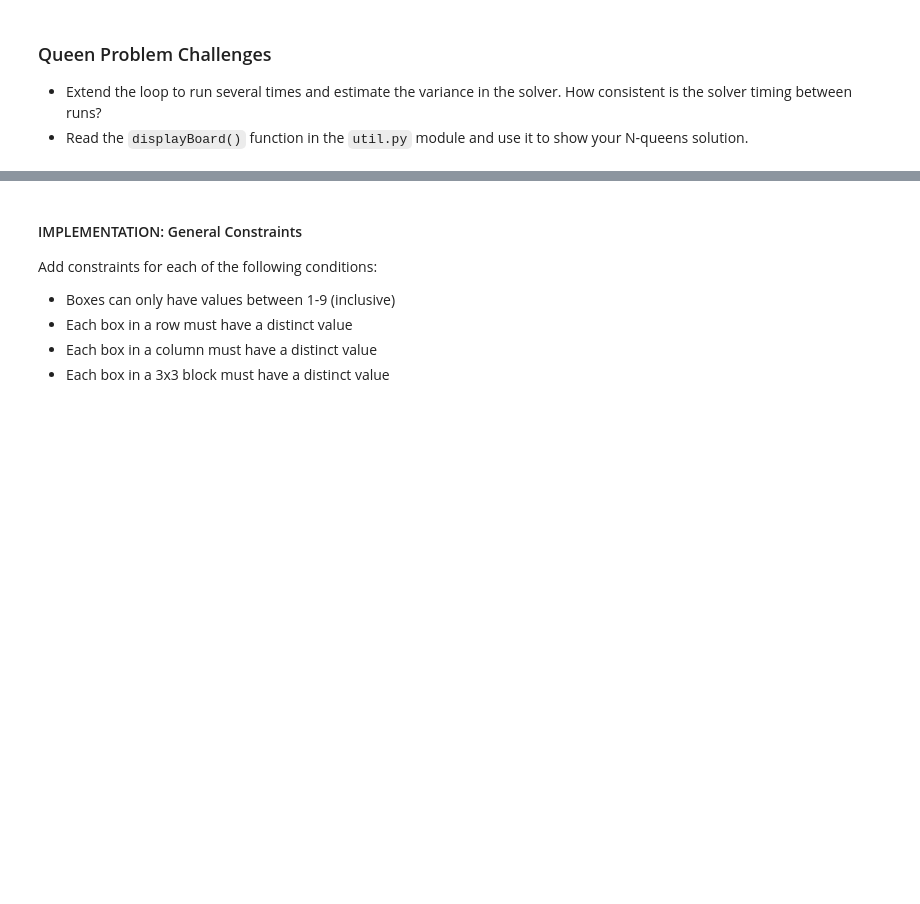
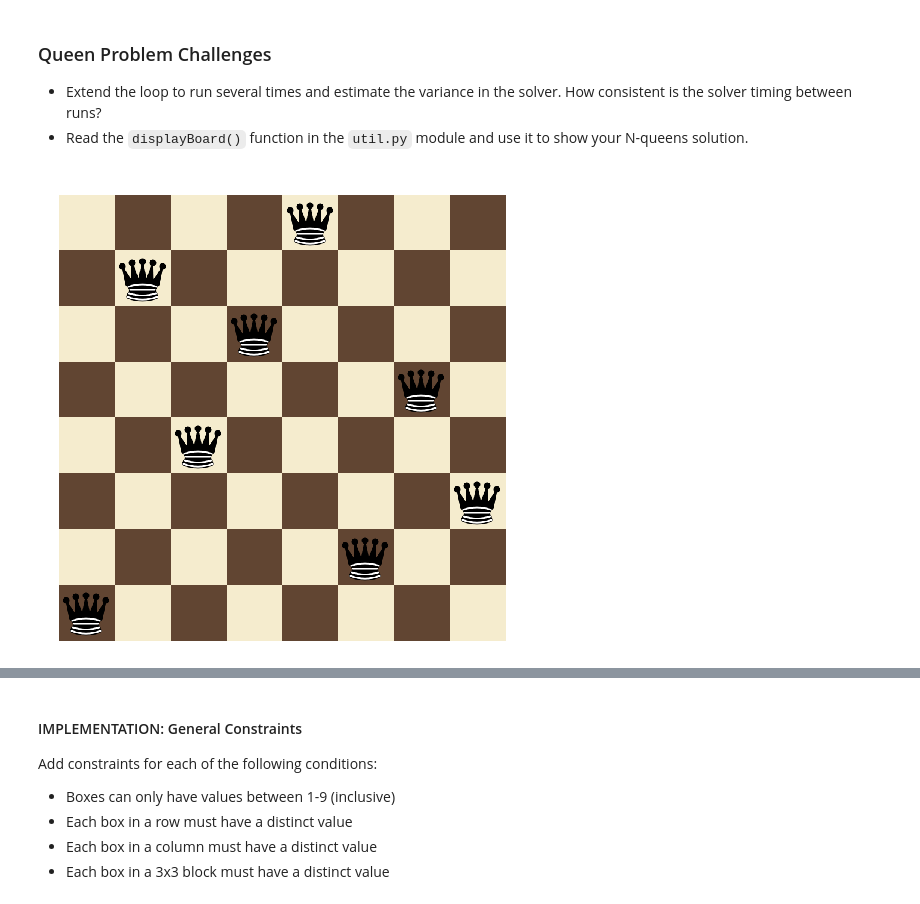
Before and after one commit to Inventrohyder/artificial-intelligence, a Jupyter notebook: Exercises/1_Constraint Satisfaction/AIND-Constraint_Satisfaction.ipynb, the cells around one changed output, grey strips where cells are left out. Drawn from its saved outputs; the diff is of its cells as text; code cells hidden in the pictures; blank space fills up the shorter version.

Commit message:
✨ feat: visualize the n-queens boards

```diff
--- a/Exercises/1_Constraint Satisfaction/AIND-Constraint_Satisfaction.ipynb
+++ b/Exercises/1_Constraint Satisfaction/AIND-Constraint_Satisfaction.ipynb
@@ -313,3 +313,17 @@ plt.plot(sizes, runtimes)
 ### Queen Problem Challenges
 - Extend the loop to run several times and estimate the variance in the solver. How consistent is the solver timing between runs?
 - Read the `displayBoard()` function in the `util.py` module and use it to show your N-queens solution.
+# %%
+from util import displayBoard
+
+def draw(n):
+    nq_solver = nqueens(n)
+    assert nq_solver.check() == sat
+
+    locs = [(int(nq_solver.model()[y].as_string()), int(str(y).split('_')[1])) for y in nq_solver.model()]
+
+    displayBoard(locs, n)
+# %%
+draw(8)
+# %% [output]
+[figure, added]
```
Also changed, not shown: parts of 1 cell of this notebook.
